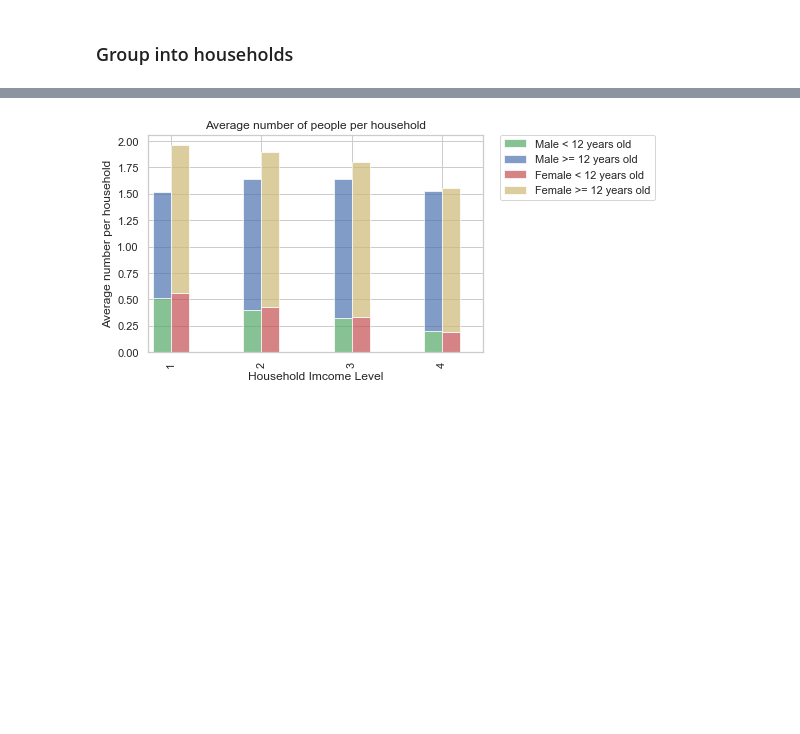
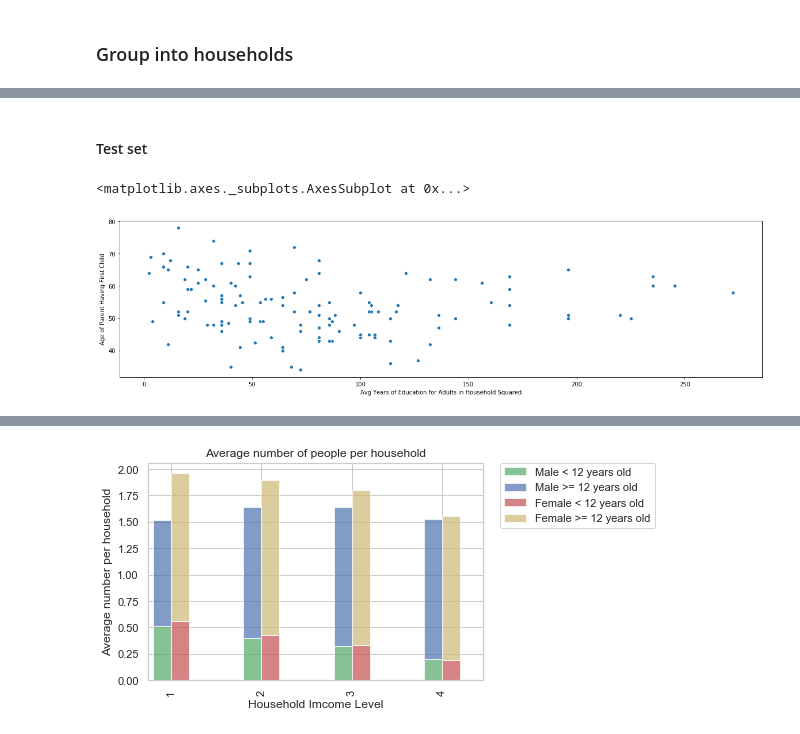
Before and after one commit to zhaomh1998/ece143, a Jupyter notebook: plot1.ipynb, the cells around one changed output, grey strips where cells are left out. Drawn from its saved outputs; the diff is of its cells as text; code cells hidden in the pictures; blank space fills up the shorter version.

```diff
--- a/plot1.ipynb
+++ b/plot1.ipynb
@@ -171,0 +206,28 @@ Number of households is: 2988
+# %% [markdown]
+#### Test set
+# %%
+households = test.groupby('idhogar')
+# Filter out households containing both parents and son/daughters
+filt_indivisuals = households.filter(lambda x: x['parentesco7'].any() & x['parentesco3'].any())
+filt_households = filt_indivisuals.groupby(['idhogar', 'parentesco7', 'parentesco3'])
+filt_household_ids = filt_indivisuals.groupby('idhogar').groups.keys()
+
+# Create DataFrame for calculation
+household_parent_child_stat = pd.DataFrame({'household_id': list(filt_household_ids),
+                                            'parents_age_avg': [
+                                                filt_households.get_group((household_id, 1, 0))['age'].mean() for
+                                                household_id in filt_household_ids],
+                                            'son_daughter_age_avg': [
+                                                filt_households.get_group((household_id, 0, 1))['age'].max() for
+                                                household_id in filt_household_ids],
+                                            'Avg Years of Education for Adults in Household Squared': [
+                                                filt_households.get_group((household_id, 1, 0))['SQBmeaned'].values[0] for
+                                                household_id in filt_household_ids]})
+household_parent_child_stat['Age of Parent Having First Child'] = household_parent_child_stat['parents_age_avg'] - \
+                                                                  household_parent_child_stat['son_daughter_age_avg']
+fig, ax = plt.subplots(figsize=(20,5))
+sns.scatterplot(x='Avg Years of Education for Adults in Household Squared', y='Age of Parent Having First Child', data=household_parent_child_stat)
+# plt.title('Age of Parents Having First Child for 4 Income Groups');
+# %% [output]
+<matplotlib.axes._subplots.AxesSubplot at 0x...>
+[figure, added]
```
Also changed, not shown: parts of 6 cells of this notebook.
